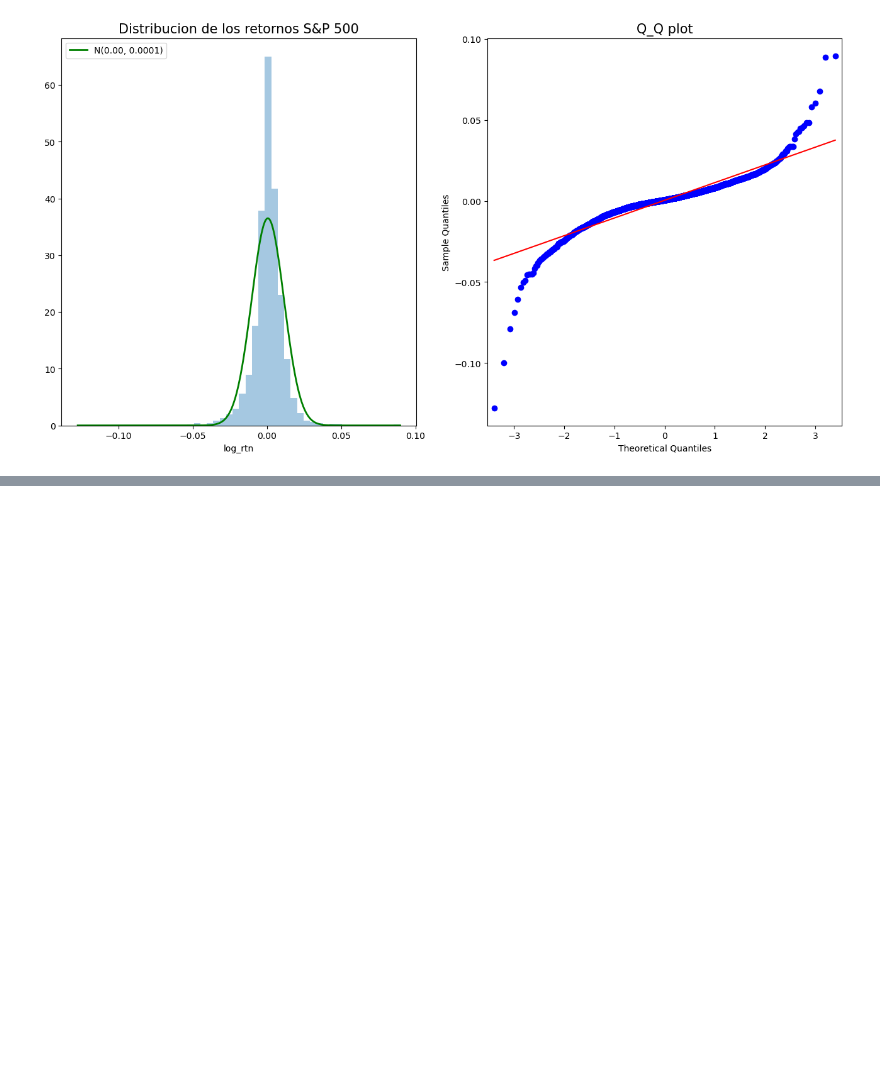
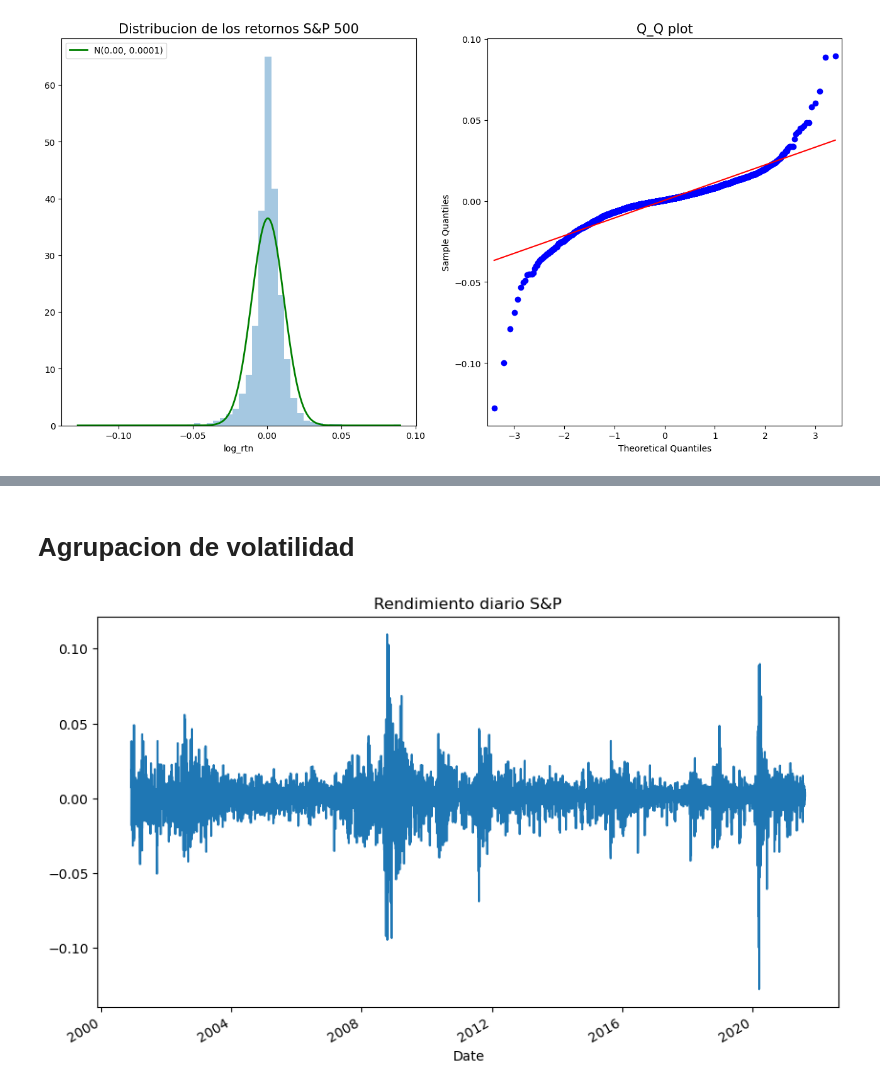
Before and after one commit to MkCst/QuantitativeAnalysis, a Jupyter notebook: A0DataPreprocessing.ipynb, the cells around one changed output, grey strips where cells are left out. Saved outputs shown, nothing was run; the diff lists cells and outputs as text; code cells hidden in the pictures; blank space fills up the shorter version.

Commit message:
Se agrega test jarquebera y agrupacion de volatilidad

```diff
--- a/A0DataPreprocessing.ipynb
+++ b/A0DataPreprocessing.ipynb
@@ -303,0 +331,23 @@ plt.show()
+# %% [markdown]
+# Agrupacion de volatilidad
+# %%
+import numpy as np
+import pandas as pd
+import yfinance as yf
+
+import matplotlib.pyplot as plt
+
+# Se trabajara con los rendimientos logaritmicos
+df = yf.download("^GSPC", start="2000-12-01", end="2021-08-14", progress=False)
+
+# Obteniendo columna cierre ajustado
+df = df.loc[:,["Adj Close"]]
+df.rename(columns={"Adj Close":"adj_close"}, inplace=True)
+
+# Calculo de rendimiento logaritmico
+df["log_rtn"] = np.log(df.adj_close/df.adj_close.shift(1))
+
+df.log_rtn.plot(title="Rendimiento diario S&P", figsize=(10,6))
+plt.show()
+# %% [output]
+[figure, added]
```
Also changed, not shown: parts of 3 cells of this notebook.
